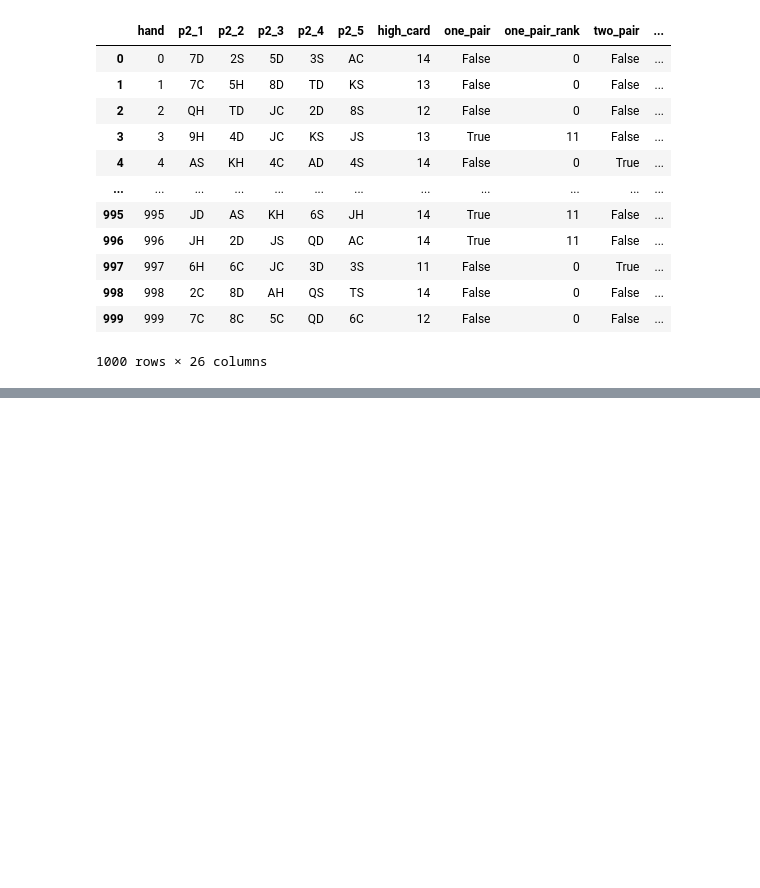
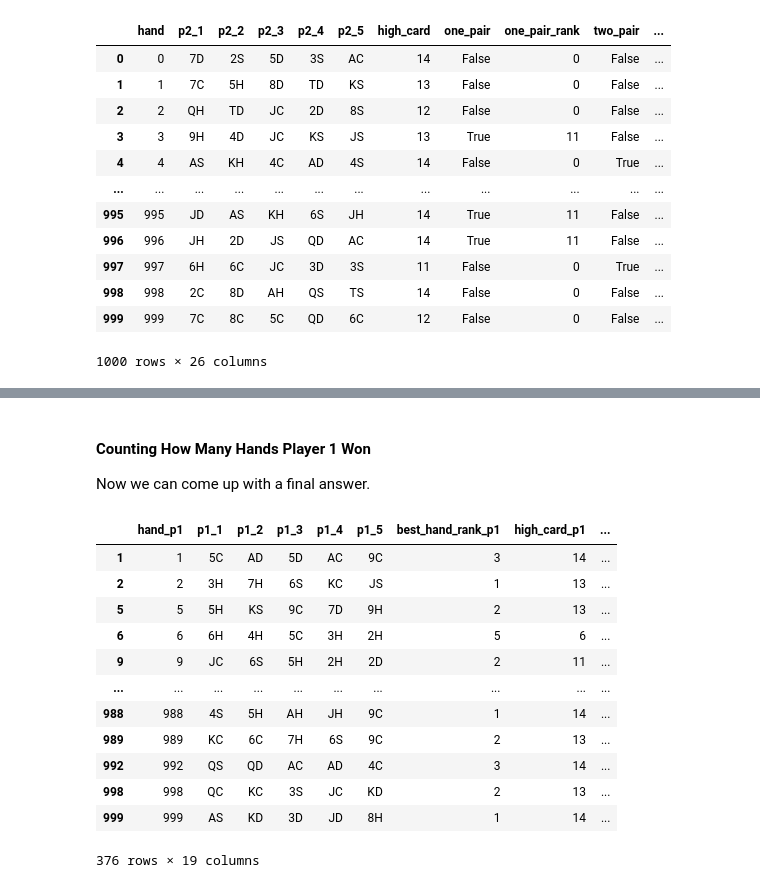
Before and after one commit to null-circle/Portfolio, a Jupyter notebook: Royal Flush/Royal Flush.ipynb, the cells around one changed output, grey strips where cells are left out. Cells and saved outputs as stored; diff of their text form; code cells hidden in the pictures; blank space fills up the shorter version.

```diff
--- a/Royal Flush/Royal Flush.ipynb
+++ b/Royal Flush/Royal Flush.ipynb
@@ -982,0 +1062,7 @@ We need to go through each ranking type from highest to lowest, identify the hig
+# %%
+comparison_1 = df_p1_evaluated.loc[:, ["hand", "p1_1", "p1_2", "p1_3", "p1_4", "p1_5", "best_hand_rank", "high_card", "one_pair_rank"]]
+comparison_2 = df_p2_evaluated.loc[:, ["hand", "p2_1", "p2_2", "p2_3", "p2_4", "p2_5", "best_hand_rank", "high_card", "one_pair_rank"]]
+
+winner = comparison_1.join(comparison_2, on="hand", lsuffix="_p1", rsuffix="_p2")
+
+winner.head()
@@ -982,0 +1135,20 @@ We need to go through each ranking type from highest to lowest, identify the hig
+# %% [markdown]
+#### Counting How Many Hands Player 1 Won
+
+Now we can come up with a final answer.
+# %%
+winner.query("winner == 1")
+# %% [output]
+|  | hand_p1 | p1_1 | p1_2 | p1_3 | p1_4 | p1_5 | best_hand_rank_p1 | high_card_p1 | ... |
+| 1 | 1 | 5C | AD | 5D | AC | 9C | 3 | 14 | ... |
+| 2 | 2 | 3H | 7H | 6S | KC | JS | 1 | 13 | ... |
+| 5 | 5 | 5H | KS | 9C | 7D | 9H | 2 | 13 | ... |
+| 6 | 6 | 6H | 4H | 5C | 3H | 2H | 5 | 6 | ... |
+| 9 | 9 | JC | 6S | 5H | 2H | 2D | 2 | 11 | ... |
+| ... | ... | ... | ... | ... | ... | ... | ... | ... | ... |
+| 988 | 988 | 4S | 5H | AH | JH | 9C | 1 | 14 | ... |
+| 989 | 989 | KC | 6C | 7H | 6S | 9C | 2 | 13 | ... |
+| 992 | 992 | QS | QD | AC | AD | 4C | 3 | 14 | ... |
+| 998 | 998 | QC | KC | 3S | JC | KD | 2 | 13 | ... |
+| 999 | 999 | AS | KD | 3D | JD | 8H | 1 | 14 | ... |
+376 rows × 19 columns
```
Also changed, not shown: parts of 14 cells of this notebook, 2 other files.
